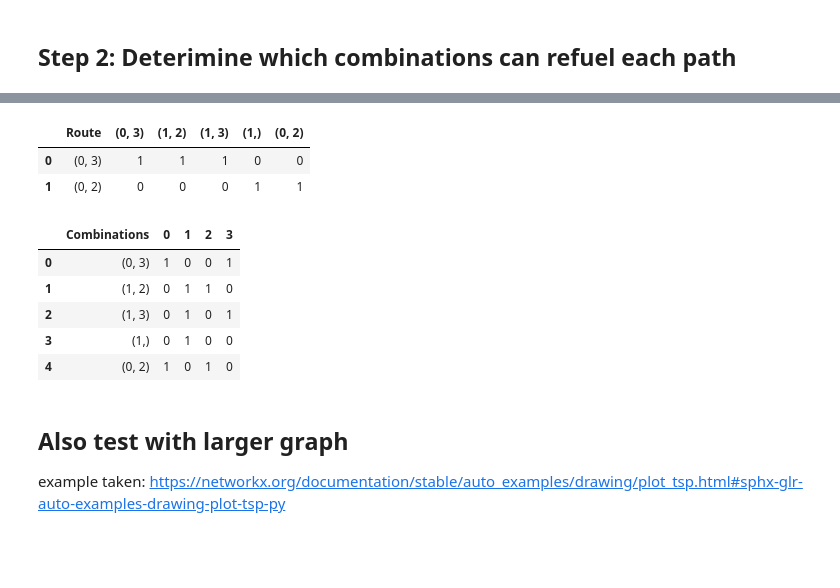
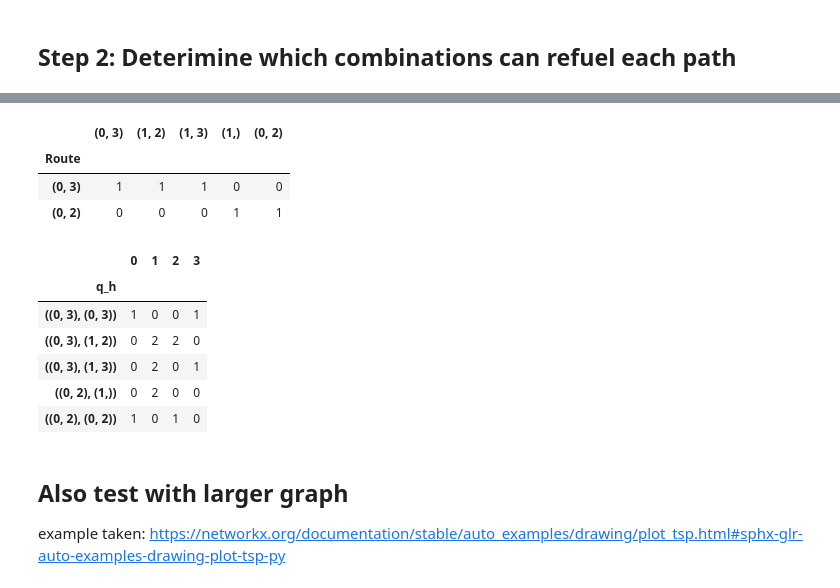
Before and after one commit to fabiandriessen/Thesis, a Jupyter notebook: FRLM_test.ipynb, the cells around one changed output, grey strips where cells are left out. Drawn from its saved outputs; the diff is of its cells as text; code cells hidden in the pictures; blank space fills up the shorter version.

```diff
--- a/FRLM_test.ipynb
+++ b/FRLM_test.ipynb
@@ -239,23 +213,27 @@ Wall time: 2.99 ms
 # %%
-df1 = pd.DataFrame.from_dict(dict_df1)
+df1 = pd.DataFrame.from_dict(dict_b)
+df1.set_index('Route', inplace=True)
 #matrix 1 as described in Kuby & Lim 2005
 df1
 # %% [output]
-|  | Route | (0, 3) | (1, 2) | (1, 3) | (1,) | (0, 2) |
-| 0 | (0, 3) | 1 | 1 | 1 | 0 | 0 |
-| 1 | (0, 2) | 0 | 0 | 0 | 1 | 1 |
+|  | (0, 3) | (1, 2) | (1, 3) | (1,) | (0, 2) |
+| Route |  |  |  |  |  |
+| (0, 3) | 1 | 1 | 1 | 0 | 0 |
+| (0, 2) | 0 | 0 | 0 | 1 | 1 |
 # %%
-df2 = pd.DataFrame.from_dict(dict_df2)
+df2 = pd.DataFrame.from_dict(dict_g)
+df2.set_index('q_h', inplace=True)
 #matrix 2 as described in Kuby & Lim 2005
 # df2.iloc[:, 1:].sum(axis=1)
 df2
 # %% [output]
-|  | Combinations | 0 | 1 | 2 | 3 |
-| 0 | (0, 3) | 1 | 0 | 0 | 1 |
-| 1 | (1, 2) | 0 | 1 | 1 | 0 |
-| 2 | (1, 3) | 0 | 1 | 0 | 1 |
-| 3 | (1,) | 0 | 1 | 0 | 0 |
-| 4 | (0, 2) | 1 | 0 | 1 | 0 |
+|  | 0 | 1 | 2 | 3 |
+| q_h |  |  |  |  |
+| ((0, 3), (0, 3)) | 1 | 0 | 0 | 1 |
+| ((0, 3), (1, 2)) | 0 | 2 | 2 | 0 |
+| ((0, 3), (1, 3)) | 0 | 2 | 0 | 1 |
+| ((0, 2), (1,)) | 0 | 2 | 0 | 0 |
+| ((0, 2), (0, 2)) | 1 | 0 | 1 | 0 |
 # %% [markdown]
 ## Also test with larger graph
 example taken:
```
Also changed, not shown: parts of 6 cells of this notebook.
